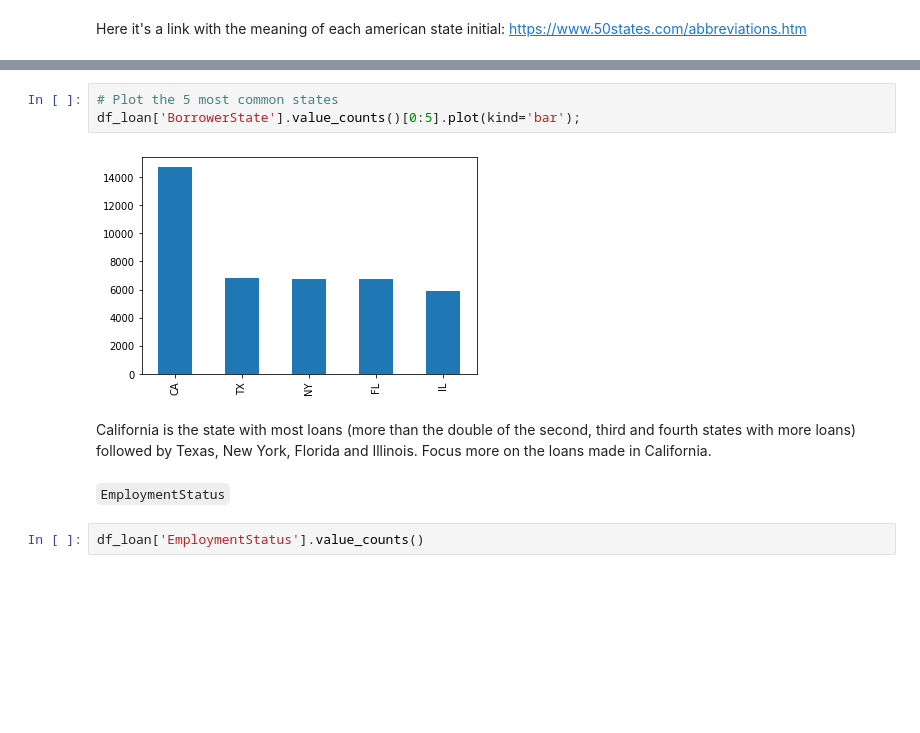
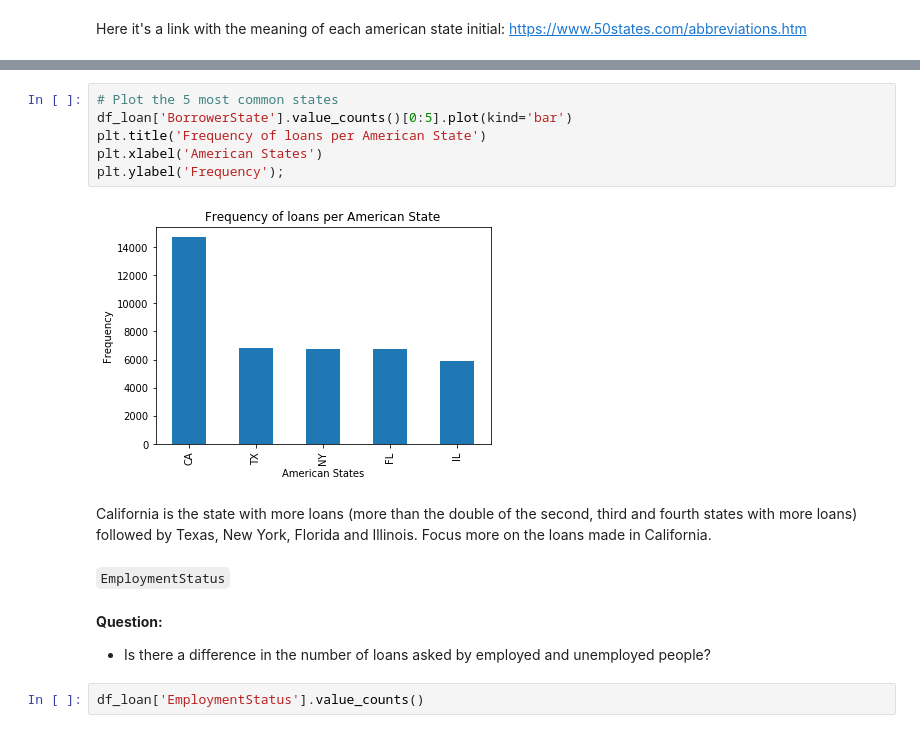
Before and after one commit to daniel-guarino/project05-communicate-data-findings, a Jupyter notebook: exploration_template.ipynb, the cells around one changed output, grey strips where cells are left out. Cells and saved outputs as stored; diff of their text form; blank space fills up the shorter version.

```diff
--- a/exploration_template.ipynb
+++ b/exploration_template.ipynb
@@ -551,12 +617,18 @@ df_loan['BorrowerState'].value_counts().plot(kind='bar');
 # %%
 # Plot the 5 most common states
-df_loan['BorrowerState'].value_counts()[0:5].plot(kind='bar');
+df_loan['BorrowerState'].value_counts()[0:5].plot(kind='bar')
+plt.title('Frequency of loans per American State')
+plt.xlabel('American States')
+plt.ylabel('Frequency');
 # %% [output]
-[figure, old version]
+[figure, new version]
 # %% [markdown]
-California is the state with most loans (more than the double of the second, third and fourth states with more loans) followed by Texas, New York, Florida and Illinois. Focus more on the loans made in California.
+California is the state with more loans (more than the double of the second, third and fourth states with more loans) followed by Texas, New York, Florida and Illinois. Focus more on the loans made in California.
 # %% [markdown]
 `EmploymentStatus`
+# %% [markdown]
+**Question:**
+- Is there a difference in the number of loans asked by employed and unemployed people?
 # %%
 df_loan['EmploymentStatus'].value_counts()
 # %% [output]
```
Also changed, not shown: parts of 90 cells of this notebook, 3 other files.
